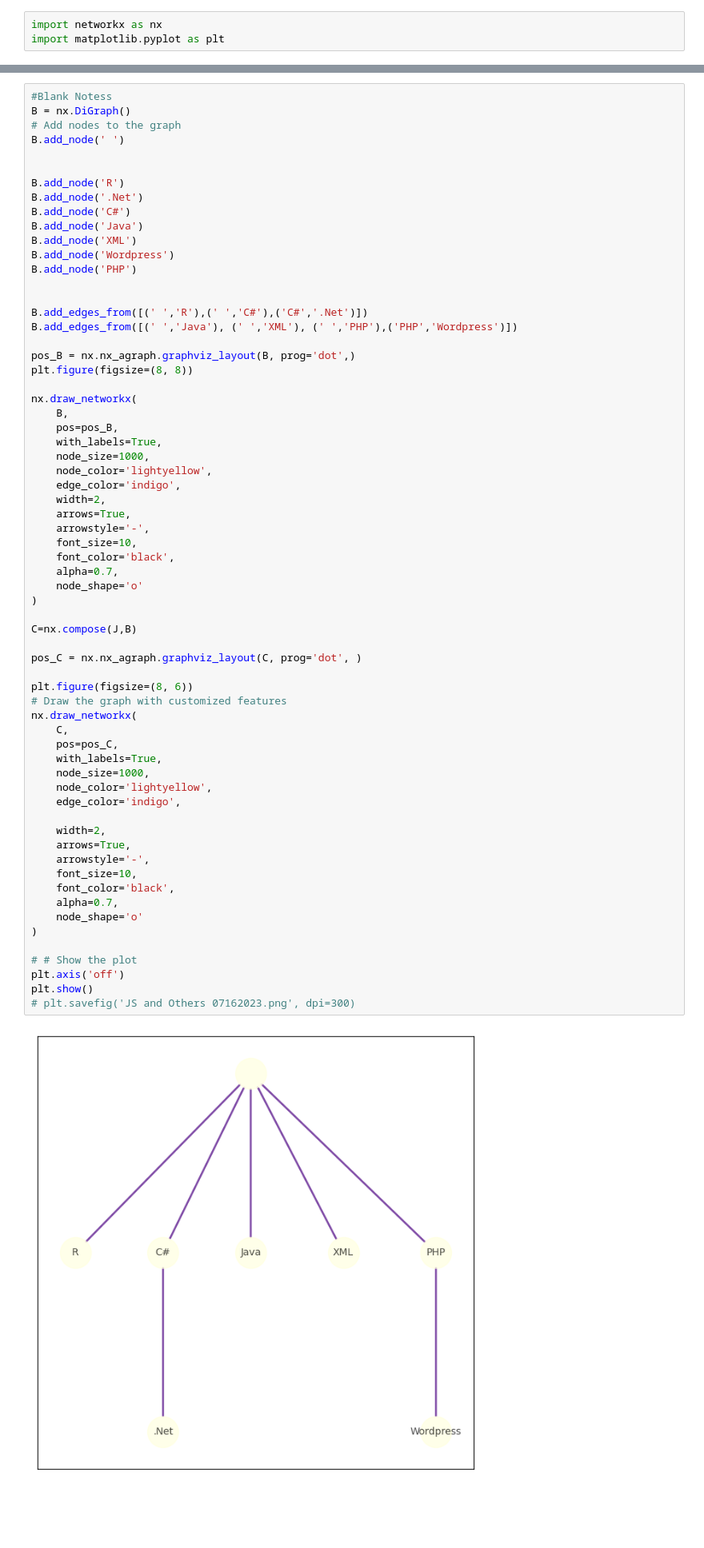
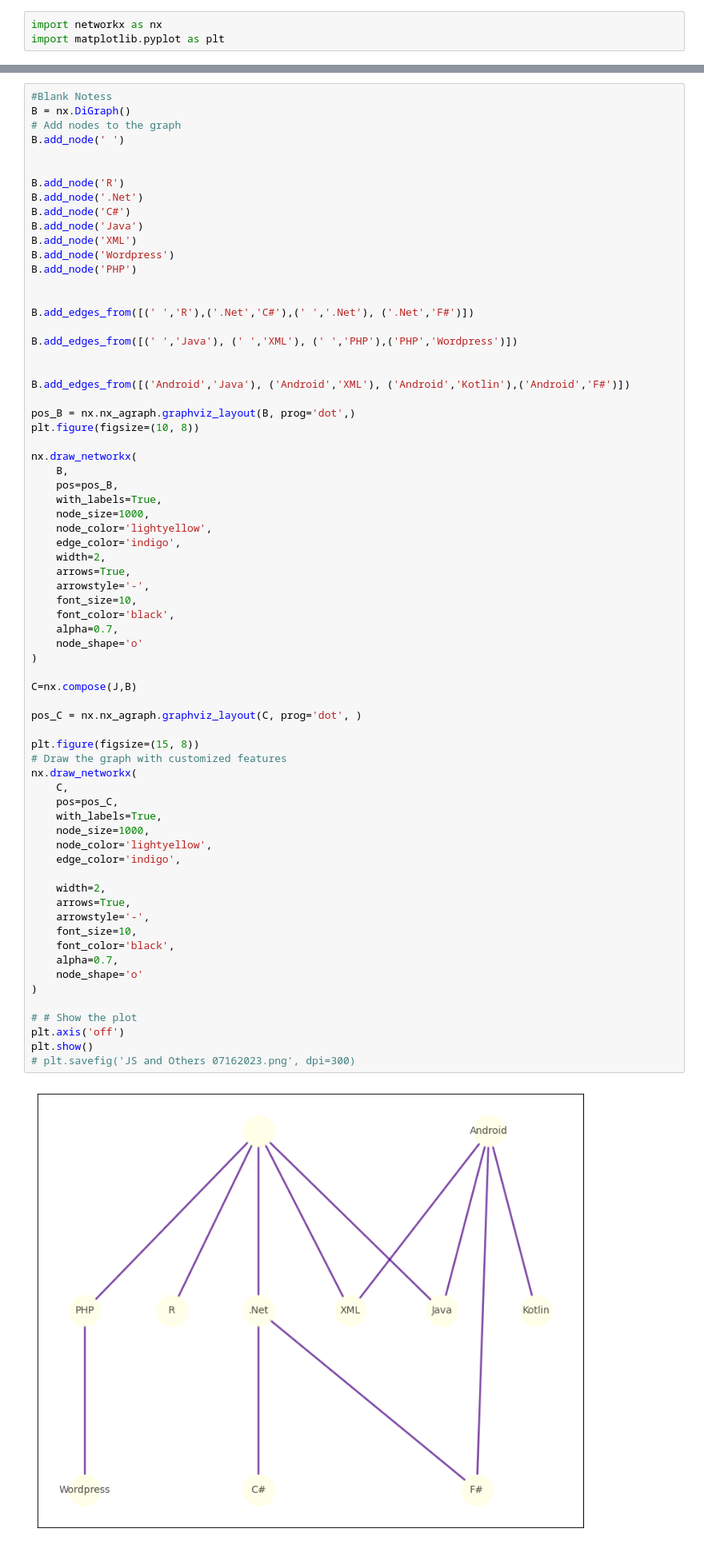
Before and after one commit to Hong-webport/Skill-Trees, a Jupyter notebook: Technical Skill Charts.ipynb, the cells around one changed output, grey strips where cells are left out. Shown at 80% size. Saved outputs shown, nothing was run; the diff lists cells and outputs as text; blank space fills up the shorter version.

```diff
--- a/Technical Skill Charts.ipynb
+++ b/Technical Skill Charts.ipynb
@@ -208,11 +213,15 @@ B.add_node('Wordpress')
 B.add_node('PHP')
 
 
-B.add_edges_from([(' ','R'),(' ','C#'),('C#','.Net')])
+B.add_edges_from([(' ','R'),('.Net','C#'),(' ','.Net'), ('.Net','F#')])
+
 B.add_edges_from([(' ','Java'), (' ','XML'), (' ','PHP'),('PHP','Wordpress')])
 
+
+B.add_edges_from([('Android','Java'), ('Android','XML'), ('Android','Kotlin'),('Android','F#')])
+
 pos_B = nx.nx_agraph.graphviz_layout(B, prog='dot',)
-plt.figure(figsize=(8, 8))
+plt.figure(figsize=(10, 8))
 
 nx.draw_networkx(
     B,
@@ -230,32 +239,32 @@ nx.draw_networkx(
     node_shape='o'
 )
 
 C=nx.compose(J,B)
 
 pos_C = nx.nx_agraph.graphviz_layout(C, prog='dot', )
 
-plt.figure(figsize=(8, 6))
+plt.figure(figsize=(15, 8))
 # Draw the graph with customized features
 nx.draw_networkx(
     C,
     pos=pos_C,
     with_labels=True,
     node_size=1000,
     node_color='lightyellow',
     edge_color='indigo',
 
     width=2,
     arrows=True,
     arrowstyle='-',
     font_size=10,
     font_color='black',
     alpha=0.7,
     node_shape='o'
 )
 
 # # Show the plot
 plt.axis('off')
 plt.show()
 # plt.savefig('JS and Others 07162023.png', dpi=300)
 # %% [output]
-[figure, old version]
+[figure, new version]
```
Also changed, not shown: parts of 4 cells of this notebook.
